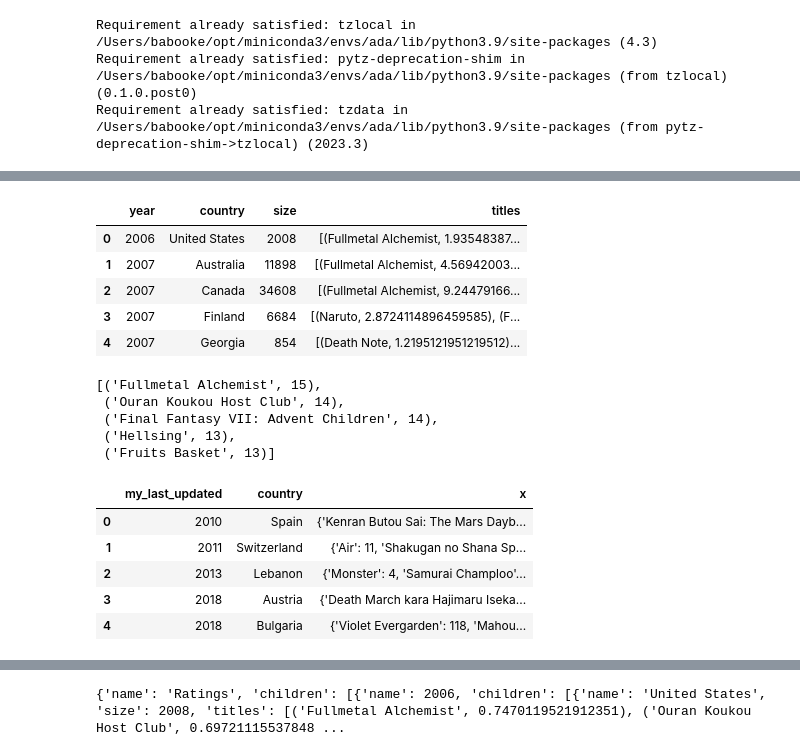
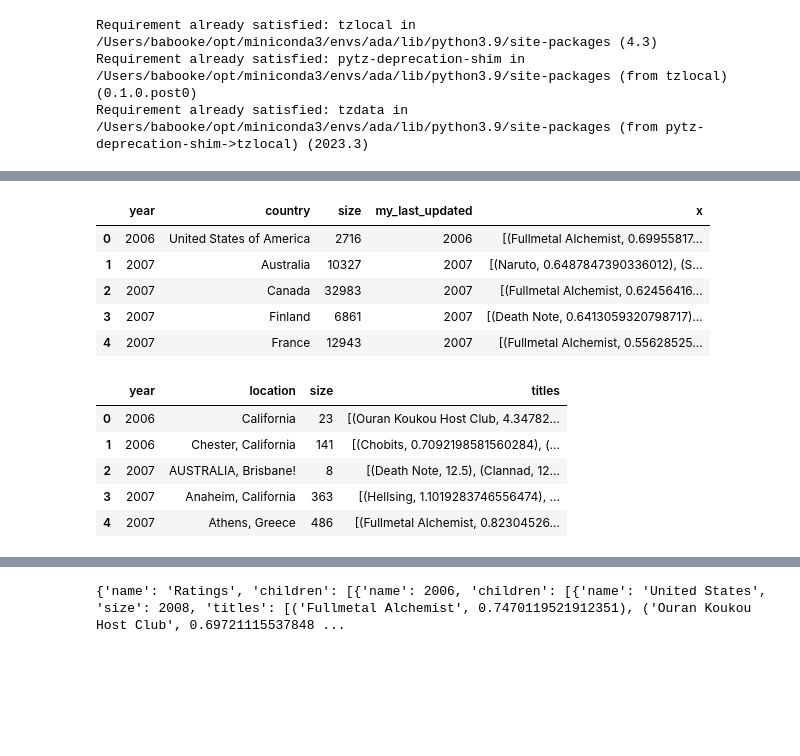
Before and after one commit to com-480-data-visualization/project-2023-vizmoica, a Jupyter notebook: preprocessing/eda_rating.ipynb, the cells around one changed output, grey strips where cells are left out. Saved outputs shown, nothing was run; the diff lists cells and outputs as text; code cells hidden in the pictures; blank space fills up the shorter version.

```diff
--- a/preprocessing/eda_rating.ipynb
+++ b/preprocessing/eda_rating.ipynb
@@ -281,2 +209,0 @@ Index(['year', 'country', 'size'], dtype='object')
-# %%
-df_top_per_country_per_year = df_test.copy()[["my_last_updated","country","title"]].groupby(["my_last_updated","country"])["title"].apply(list,meta=('x', 'f8')).reset_index()
@@ -307,7 +225,5 @@ pandas_df2 = pandas_df.copy()
 # %%
 pandas_df2["x"] = pandas_df2["x"].apply(lambda x: {k: v * 100/sum(x.values()) for k, v in x.items()})
 pandas_df2["x"] = pandas_df2["x"].apply(lambda x: sorted(x.items(), key=lambda item: item[1], reverse=True)[:5])
-# %%
-pandas_df2 = pandas_df2.rename(columns={"my_last_updated" : "year", "x" : "titles"})
 # %%
-pandas_df1 = df_res2.compute()
+pandas_df1 = df_rating_per_country_per_year.compute()
@@ -314,19 +239,11 @@ pandas_df1 = df_res2.compute()
 # %%
-new_df = pd.merge(pandas_df1, pandas_df2,  how='left', left_on=['year','country'], right_on = ['year','country'])
+df_test = pd.merge(pandas_df1, pandas_df2,  how='left', left_on=['year','country'], right_on = ['my_last_updated','country'])
 # %%
-new_df.head()
+df_test.head()
 # %% [output]
-|  | year | country | size | titles |
-| 0 | 2006 | United States | 2008 | [(Fullmetal Alchemist, 1.93548387... |
-| 1 | 2007 | Australia | 11898 | [(Fullmetal Alchemist, 4.56942003... |
-| 2 | 2007 | Canada | 34608 | [(Fullmetal Alchemist, 9.24479166... |
-| 3 | 2007 | Finland | 6684 | [(Naruto, 2.8724114896459585), (F... |
-| 4 | 2007 | Georgia | 854 | [(Death Note, 1.2195121951219512)... |
+|  | year | country | size | my_last_updated | x |
+| 0 | 2006 | United States of America | 2716 | 2006 | [(Fullmetal Alchemist, 0.69955817... |
+| 1 | 2007 | Australia | 10327 | 2007 | [(Naruto, 0.6487847390336012), (S... |
+| 2 | 2007 | Canada | 32983 | 2007 | [(Fullmetal Alchemist, 0.62456416... |
+| 3 | 2007 | Finland | 6861 | 2007 | [(Death Note, 0.6413059320798717)... |
+| 4 | 2007 | France | 12943 | 2007 | [(Fullmetal Alchemist, 0.55628525... |
-# %%
-new_df["titles"].iloc[0]
-# %% [output]
-[('Fullmetal Alchemist', 15),
- ('Ouran Koukou Host Club', 14),
- ('Final Fantasy VII: Advent Children', 14),
- ('Hellsing', 13),
- ('Fruits Basket', 13)]
@@ -333,9 +255,9 @@ new_df["titles"].iloc[0]
 # %%
-df_top_per_country_per_year.head()
+df_test.head()
 # %% [output]
-|  | my_last_updated | country | x |
-| 0 | 2010 | Spain | {'Kenran Butou Sai: The Mars Dayb... |
-| 1 | 2011 | Switzerland | {'Air': 11, 'Shakugan no Shana Sp... |
-| 2 | 2013 | Lebanon | {'Monster': 4, 'Samurai Champloo'... |
-| 3 | 2018 | Austria | {'Death March kara Hajimaru Iseka... |
-| 4 | 2018 | Bulgaria | {'Violet Evergarden': 118, 'Mahou... |
+|  | year | location | size | titles |
+| 0 | 2006 | California | 23 | [(Ouran Koukou Host Club, 4.34782... |
+| 1 | 2006 | Chester, California | 141 | [(Chobits, 0.7092198581560284), (... |
+| 2 | 2007 | AUSTRALIA, Brisbane! | 8 | [(Death Note, 12.5), (Clannad, 12... |
+| 3 | 2007 | Anaheim, California | 363 | [(Hellsing, 1.1019283746556474), ... |
+| 4 | 2007 | Athens, Greece | 486 | [(Fullmetal Alchemist, 0.82304526... |
```
Also changed, not shown: parts of 61 cells of this notebook, 4 other files.
